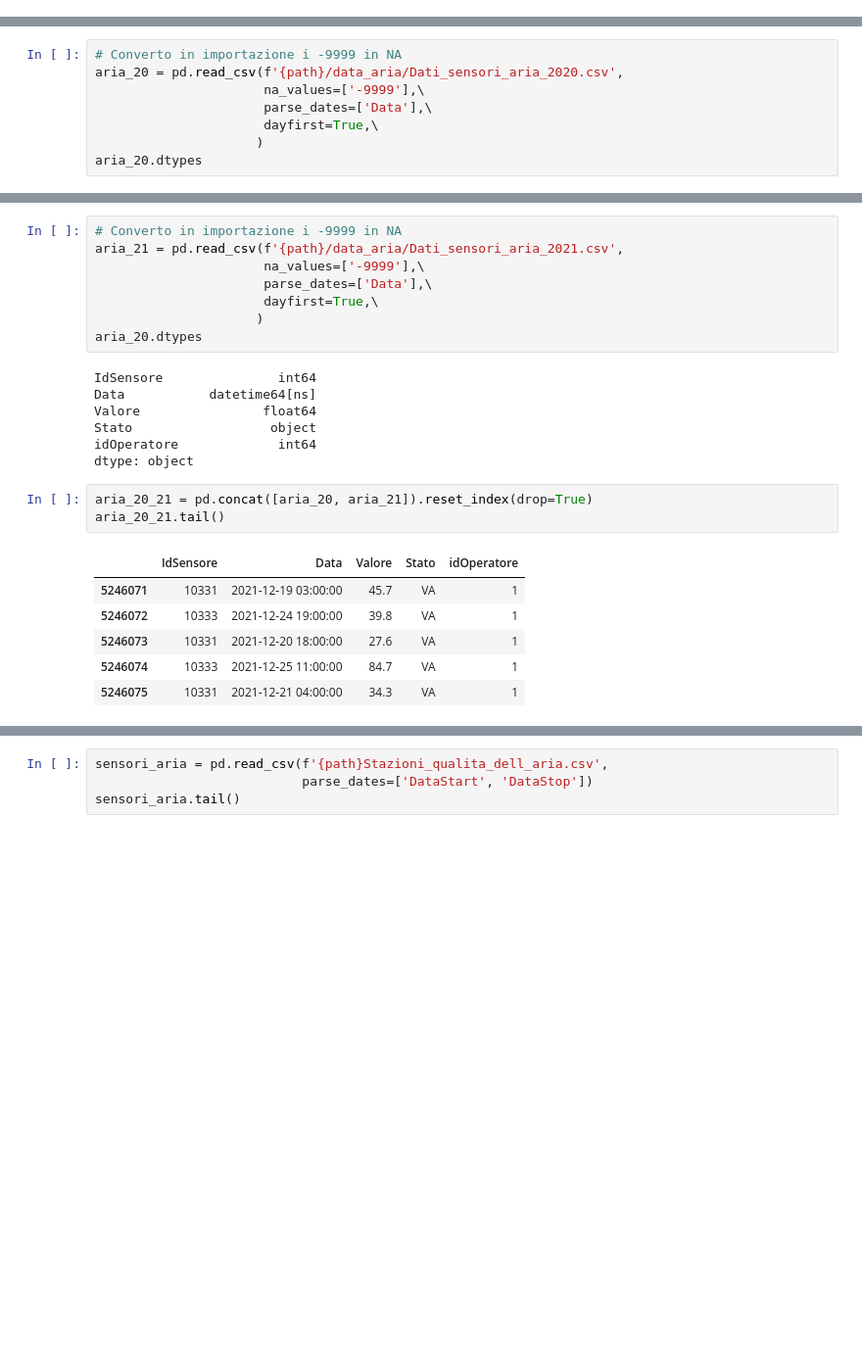
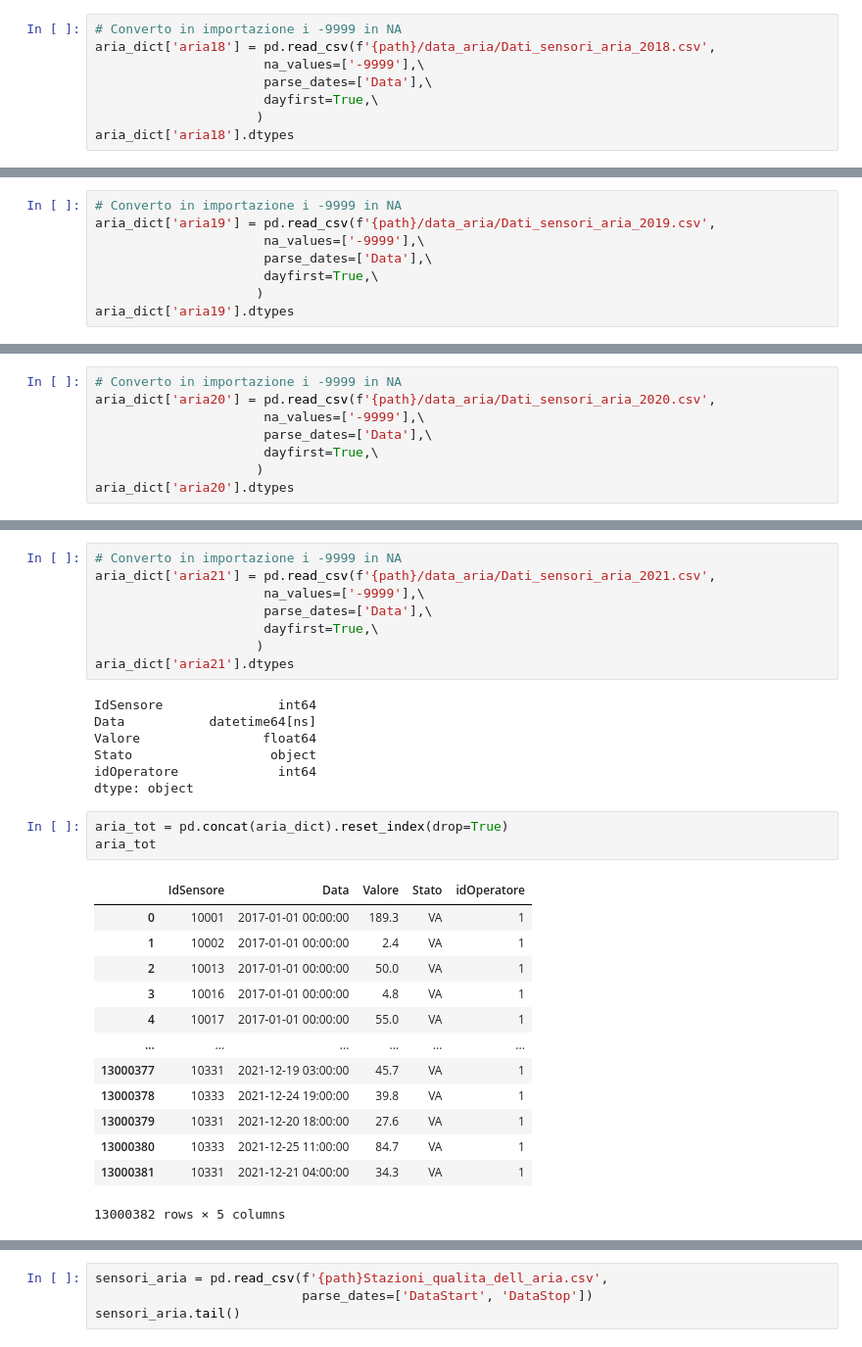
Before and after one commit to giocoal/air-quality-milano-interactive-data-visualization-tableau, a Jupyter notebook: Data_Visualization_project_21_22.ipynb, the cells around one changed output, grey strips where cells are left out. Shown at 98% size. Saved outputs shown, nothing was run; the diff lists cells and outputs as text; blank space fills up the shorter version.

```diff
--- a/Data_Visualization_project_21_22.ipynb
+++ b/Data_Visualization_project_21_22.ipynb
@@ -148,0 +162,8 @@ NB: l’orario del dato è "ora solare" e si riferisce alle osservazioni ottenut
+# %%
+# Converto in importazione i -9999 in NA
+aria_dict['aria18'] = pd.read_csv(f'{path}/data_aria/Dati_sensori_aria_2018.csv',
+                      na_values=['-9999'],\
+                      parse_dates=['Data'],\
+                      dayfirst=True,\
+                     )
+aria_dict['aria18'].dtypes
@@ -148,0 +177,8 @@ NB: l’orario del dato è "ora solare" e si riferisce alle osservazioni ottenut
+# %%
+# Converto in importazione i -9999 in NA
+aria_dict['aria19'] = pd.read_csv(f'{path}/data_aria/Dati_sensori_aria_2019.csv',
+                      na_values=['-9999'],\
+                      parse_dates=['Data'],\
+                      dayfirst=True,\
+                     )
+aria_dict['aria19'].dtypes
@@ -149,11 +192,11 @@ NB: l’orario del dato è "ora solare" e si riferisce alle osservazioni ottenut
 # %%
 # Converto in importazione i -9999 in NA
-aria_20 = pd.read_csv(f'{path}/data_aria/Dati_sensori_aria_2020.csv',
+aria_dict['aria20'] = pd.read_csv(f'{path}/data_aria/Dati_sensori_aria_2020.csv',
                       na_values=['-9999'],\
                       parse_dates=['Data'],\
                       dayfirst=True,\
                      )
-aria_20.dtypes
+aria_dict['aria20'].dtypes
 # %% [output]
 IdSensore               int64
 Data           datetime64[ns]
@@ -163,12 +206,12 @@ idOperatore             int64
 dtype: object
 # %%
 # Converto in importazione i -9999 in NA
-aria_21 = pd.read_csv(f'{path}/data_aria/Dati_sensori_aria_2021.csv',
+aria_dict['aria21'] = pd.read_csv(f'{path}/data_aria/Dati_sensori_aria_2021.csv',
                       na_values=['-9999'],\
                       parse_dates=['Data'],\
                       dayfirst=True,\
                      )
-aria_20.dtypes
+aria_dict['aria21'].dtypes
 # %% [output]
 IdSensore               int64
 Data           datetime64[ns]
@@ -177,13 +220,20 @@ Stato                  object
 idOperatore             int64
 dtype: object
 # %%
-aria_20_21 = pd.concat([aria_20, aria_21]).reset_index(drop=True)
-aria_20_21.tail()
+aria_tot = pd.concat(aria_dict).reset_index(drop=True)
+aria_tot
 # %% [output]
 |  | IdSensore | Data | Valore | Stato | idOperatore |
-| 5246071 | 10331 | 2021-12-19 03:00:00 | 45.7 | VA | 1 |
-| 5246072 | 10333 | 2021-12-24 19:00:00 | 39.8 | VA | 1 |
-| 5246073 | 10331 | 2021-12-20 18:00:00 | 27.6 | VA | 1 |
-| 5246074 | 10333 | 2021-12-25 11:00:00 | 84.7 | VA | 1 |
-| 5246075 | 10331 | 2021-12-21 04:00:00 | 34.3 | VA | 1 |
+| 0 | 10001 | 2017-01-01 00:00:00 | 189.3 | VA | 1 |
+| 1 | 10002 | 2017-01-01 00:00:00 | 2.4 | VA | 1 |
+| 2 | 10013 | 2017-01-01 00:00:00 | 50.0 | VA | 1 |
+| 3 | 10016 | 2017-01-01 00:00:00 | 4.8 | VA | 1 |
+| 4 | 10017 | 2017-01-01 00:00:00 | 55.0 | VA | 1 |
+| ... | ... | ... | ... | ... | ... |
+| 13000377 | 10331 | 2021-12-19 03:00:00 | 45.7 | VA | 1 |
+| 13000378 | 10333 | 2021-12-24 19:00:00 | 39.8 | VA | 1 |
+| 13000379 | 10331 | 2021-12-20 18:00:00 | 27.6 | VA | 1 |
+| 13000380 | 10333 | 2021-12-25 11:00:00 | 84.7 | VA | 1 |
+| 13000381 | 10331 | 2021-12-21 04:00:00 | 34.3 | VA | 1 |
+13000382 rows × 5 columns
 # %% [markdown]
```
Also changed, not shown: parts of 151 cells of this notebook.
